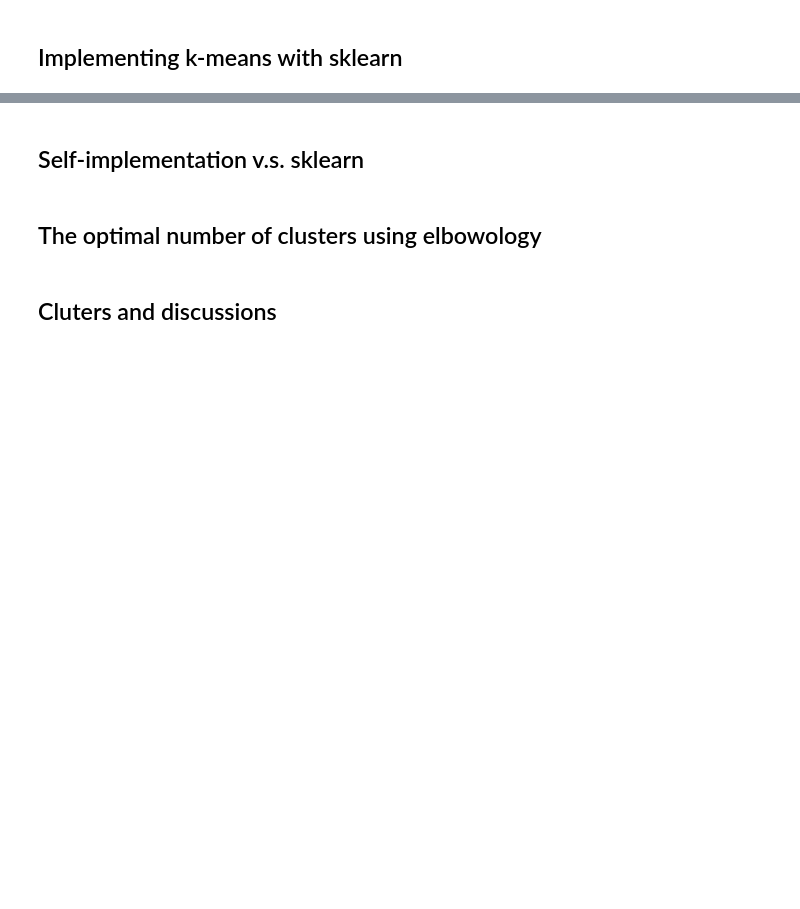
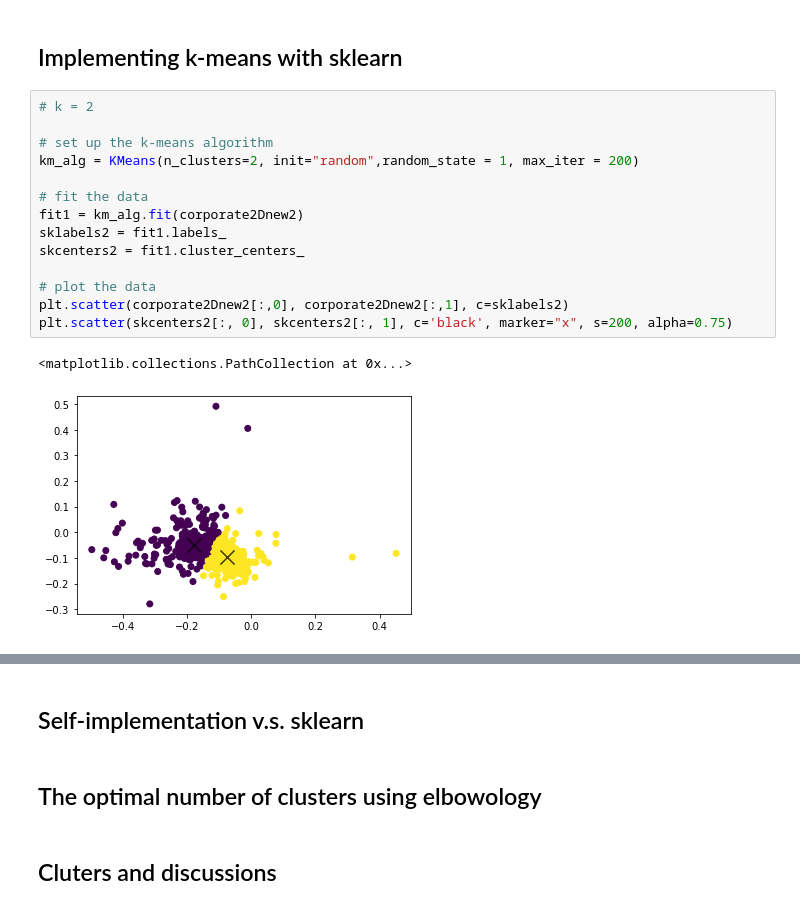
Before and after one commit to comp-machine-learning-fall2022/portfolio-tianshu-zhang, a Jupyter notebook: sector-clustering/Corporate Sector Clustering.ipynb, the cells around one changed output, grey strips where cells are left out. Drawn from its saved outputs; the diff is of its cells as text; blank space fills up the shorter version.

```diff
--- a/sector-clustering/Corporate Sector Clustering.ipynb
+++ b/sector-clustering/Corporate Sector Clustering.ipynb
@@ -119,2 +165,19 @@ We will implement k-means from scratch and explore the number of clusters.
 # %% [markdown]
 ## Implementing k-means with sklearn
+# %%
+# k = 2
+
+# set up the k-means algorithm
+km_alg = KMeans(n_clusters=2, init="random",random_state = 1, max_iter = 200)
+
+# fit the data
+fit1 = km_alg.fit(corporate2Dnew2)
+sklabels2 = fit1.labels_
+skcenters2 = fit1.cluster_centers_
+
+# plot the data
+plt.scatter(corporate2Dnew2[:,0], corporate2Dnew2[:,1], c=sklabels2)
+plt.scatter(skcenters2[:, 0], skcenters2[:, 1], c='black', marker="x", s=200, alpha=0.75)
+# %% [output]
+<matplotlib.collections.PathCollection at 0x...>
+[figure, added]
```
Also changed, not shown: parts of 7 cells of this notebook, 2 other files.
